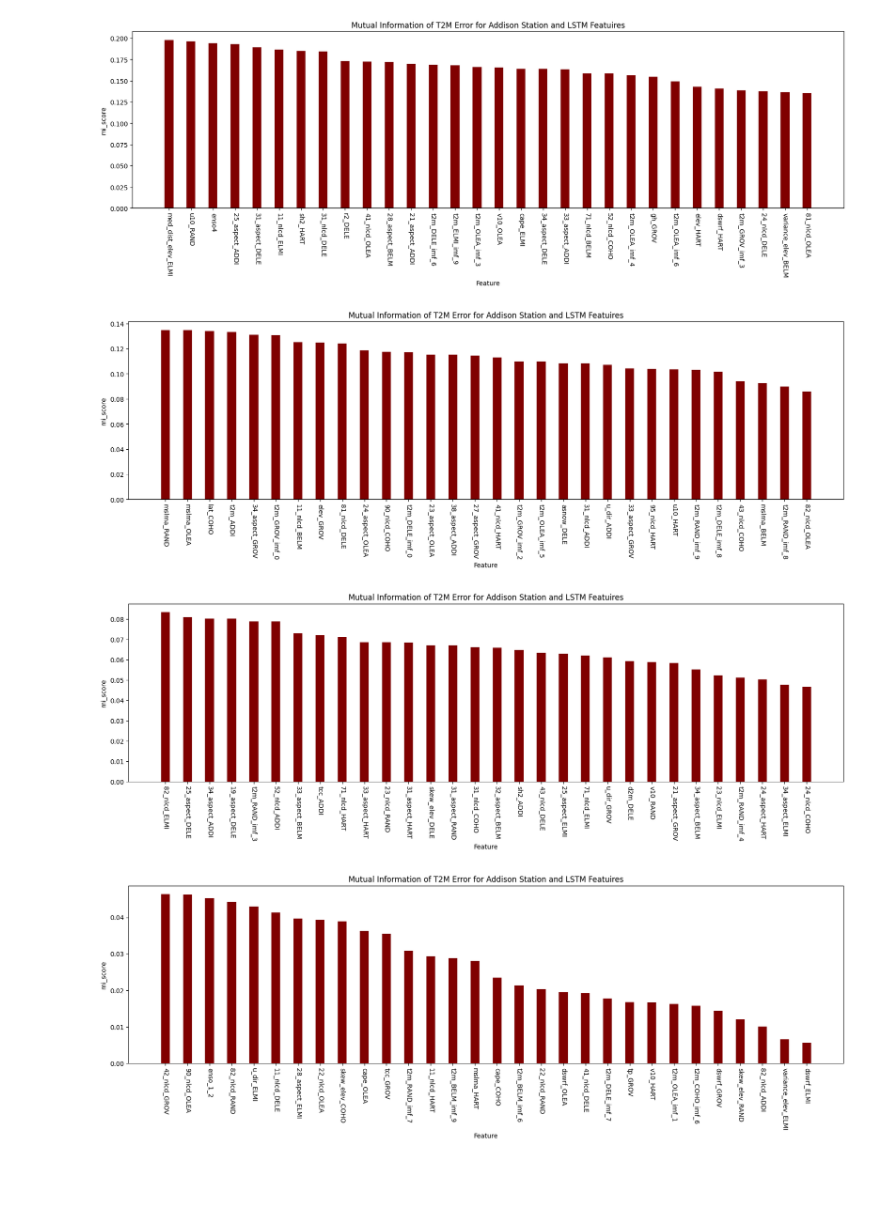
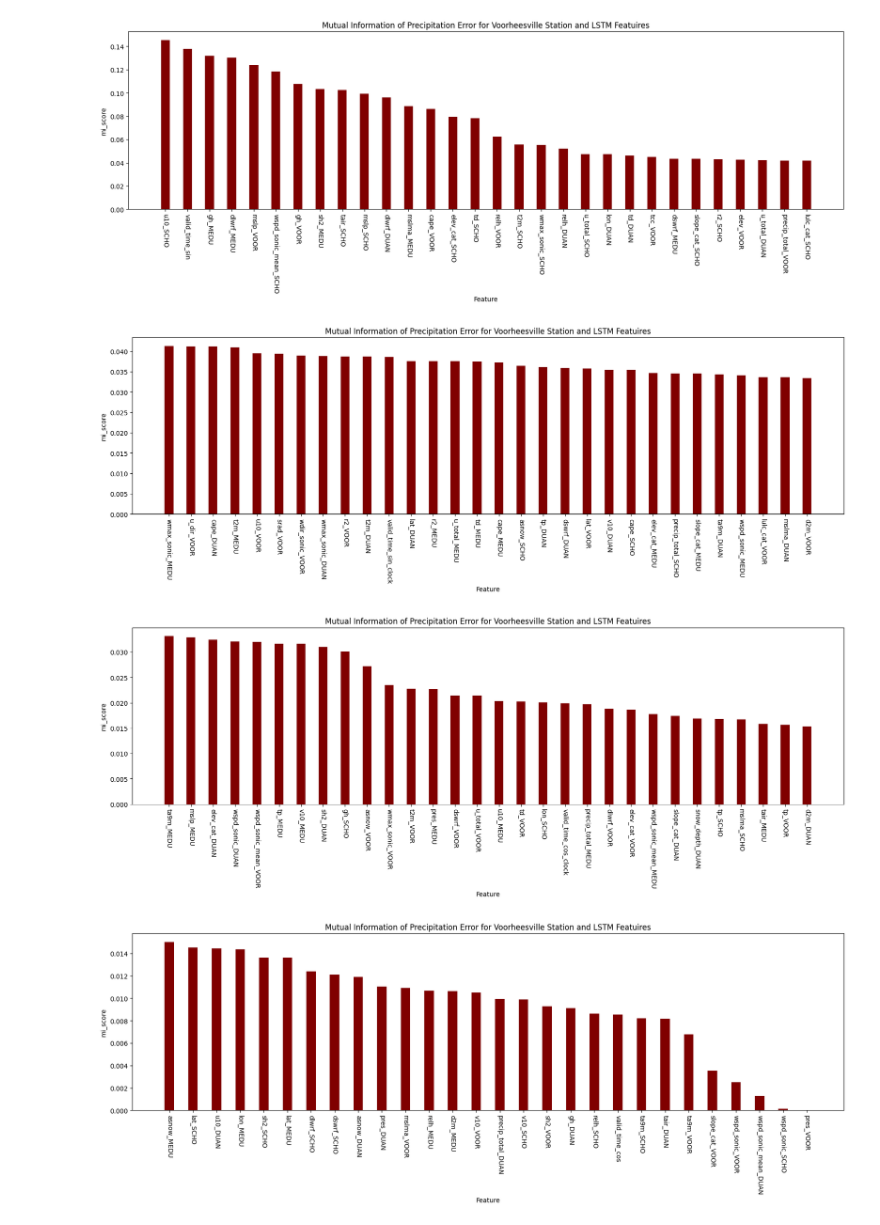
Before and after one commit to shmaronshmevans/nwp_bias, a Jupyter notebook: src/machine_learning/notebooks/mutual_info.ipynb, the cells around one changed output. Drawn from its saved outputs; the diff is of its cells as text; code cells hidden in the pictures; blank space fills up the shorter version.

```diff
--- a/src/machine_learning/notebooks/mutual_info.ipynb
+++ b/src/machine_learning/notebooks/mutual_info.ipynb
@@ -364 +345,6 @@ See the caveats in the documentation: https://pandas.pydata.org/pandas-docs/stab
+# %%
+df = pd.read_parquet(
+    "/home/aevans/nwp_bias/src/machine_learning/data/lstm_eval_csvs/20250701/VOOR/07_01_2025_14:33:07_full_VOOR_tp.parquet"
+)
+df
 # %%
@@ -403,3 +352,5 @@ print(y)
+# %%
+the_df = df.drop(columns=["valid_time", "bl_images_PROF_ALBA"])
 # %%
 X = the_df.loc[:, the_df.columns != "target_error"]
 y = the_df["target_error"]
@@ -473,0 +393,3 @@ len(mi_score)
+# %%
+features = list(the_df.columns.difference(["target_error"]))
+print(features)
@@ -474,6 +398,6 @@ len(mi_score)
 # %%
 df = pd.DataFrame()
-df["feature"] = new_features
+df["feature"] = features
 df["mi_score"] = mi_score
 # %%
 df = df.sort_values(by="mi_score", ascending=False)
@@ -526,23 +446,25 @@ for i in np.arange(0, len(a_df["feature"]), 30):
 # %%
 b = 0
 e = 30
 for i in np.arange(0, len(b_df["feature"]), 30):
     fig = plt.figure(figsize=(20, 5))
 
     # creating the bar plot
     plt.bar(
         b_df["feature"].iloc[b:e], b_df["mi_score"].iloc[b:e], color="maroon", width=0.4
     )
 
     plt.xlabel("Feature")
     plt.xticks(rotation=270)
     plt.ylabel("mi_score")
-    plt.title("Mutual Information of T2M Error for Addison Station and LSTM Featuires")
+    plt.title(
+        "Mutual Information of Precipitation Error for Voorheesville Station and LSTM Featuires"
+    )
     plt.show()
     b += 30
     e += 30
 # %% [output]
-[figure, old version]
+[figure, new version]
-[figure, old version]
+[figure, new version]
-[figure, old version]
+[figure, new version]
-[figure, old version]
+[figure, new version]
```
Also changed, not shown: parts of 17 cells of this notebook, 17 other files.
